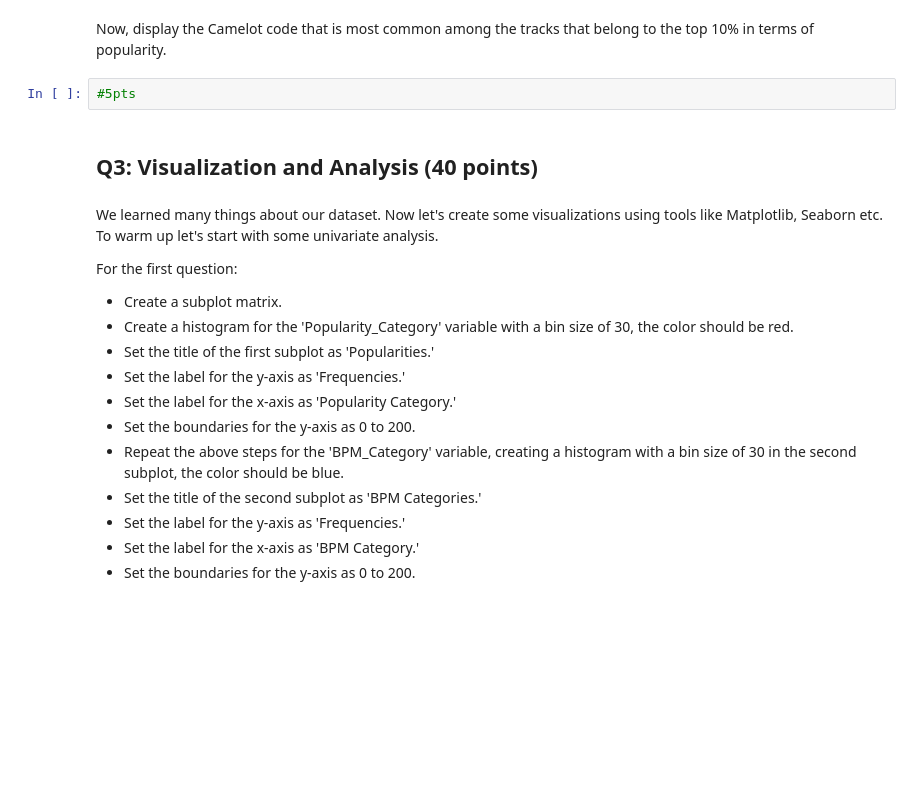
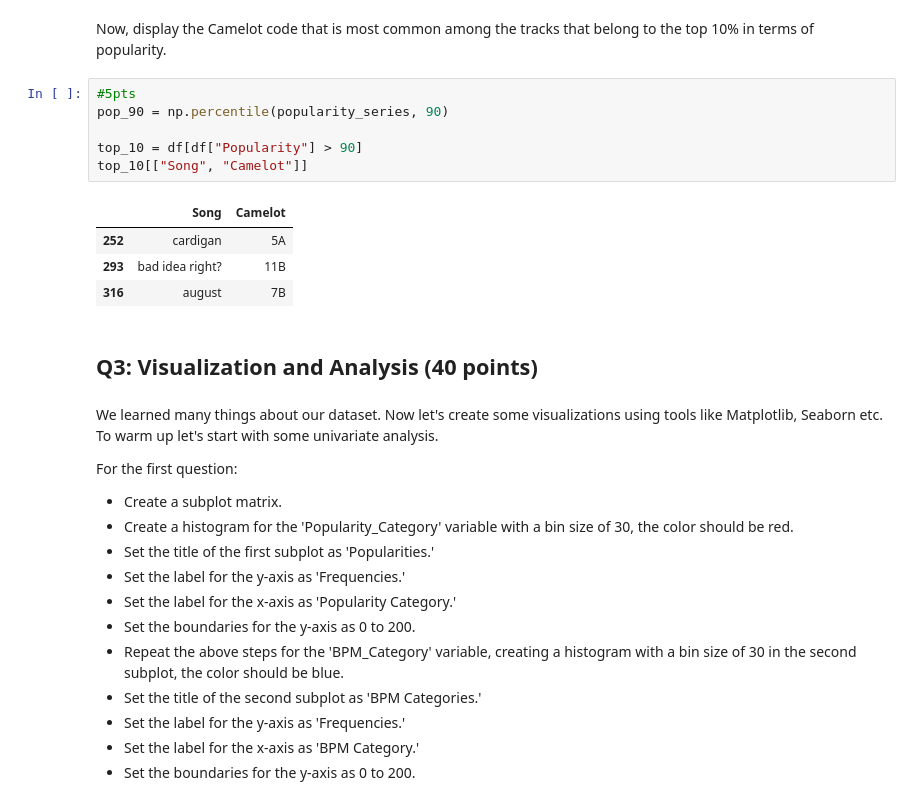
Before and after one commit to firatbatar/SU-Undergraduate-CS210, a Jupyter notebook: Homeworks/HW1/CS210 - Homework 1 - Spotify Playlist Analysis.ipynb, the cells around one changed output. Drawn from its saved outputs; the diff is of its cells as text; blank space fills up the shorter version.

```diff
--- a/Homeworks/HW1/CS210 - Homework 1 - Spotify Playlist Analysis.ipynb
+++ b/Homeworks/HW1/CS210 - Homework 1 - Spotify Playlist Analysis.ipynb
@@ -193,6 +258,15 @@ Let's do a more advanced filtering operation. Display the name of the most commo
 Now, display the Camelot code that is most common among the tracks that belong to the top 10% in terms of popularity.
 # %%
 #5pts
+pop_90 = np.percentile(popularity_series, 90)
+
+top_10 = df[df["Popularity"] > 90]
+top_10[["Song", "Camelot"]]
+# %% [output]
+|  | Song | Camelot |
+| 252 | cardigan | 5A |
+| 293 | bad idea right? | 11B |
+| 316 | august | 7B |
 # %% [markdown]
 ## Q3: Visualization and Analysis (40 points)
 # %% [markdown]
```
Also changed, not shown: parts of 4 cells of this notebook.
